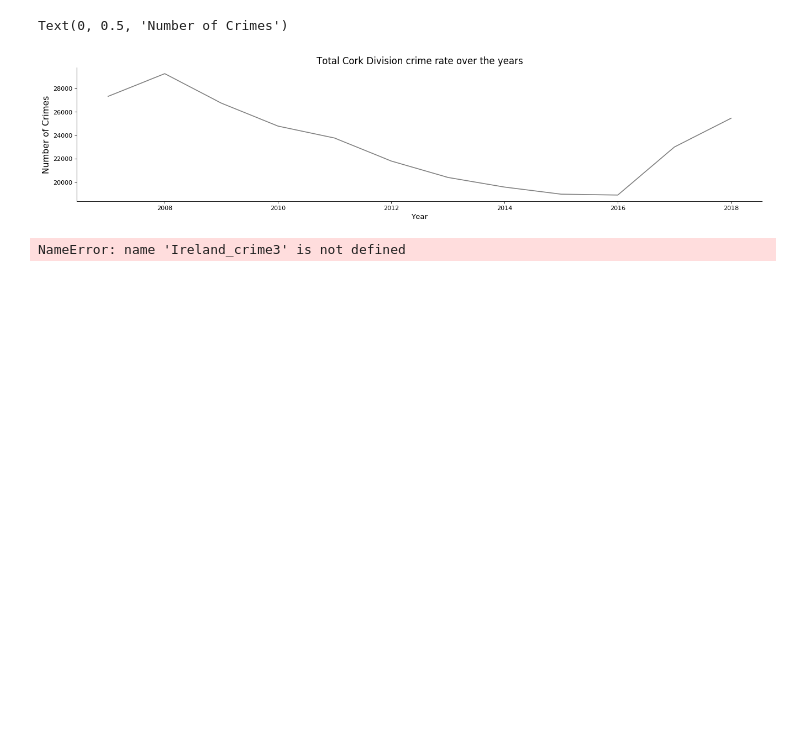
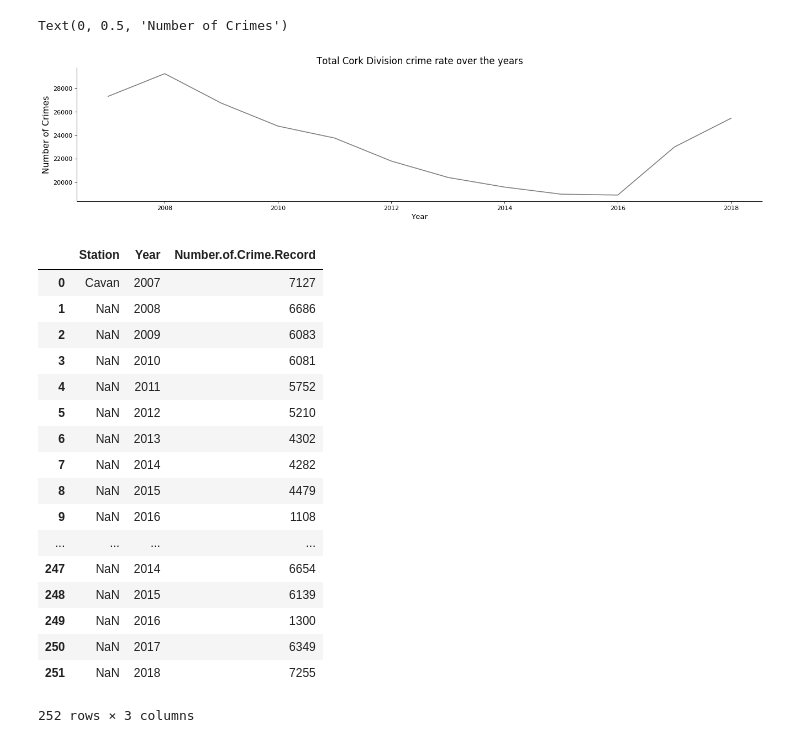
Before and after one commit to somya-anchalia/Data-Analytics-Projects, a Jupyter notebook: Forked from Kaggle/Code/Heart Disease Analysis/heart-disease.ipynb, the cells around one changed output. Saved outputs shown, nothing was run; the diff lists cells and outputs as text; code cells hidden in the pictures; blank space fills up the shorter version.

```diff
--- a/Forked from Kaggle/Code/Heart Disease Analysis/heart-disease.ipynb
+++ b/Forked from Kaggle/Code/Heart Disease Analysis/heart-disease.ipynb
@@ -150,10 +150,27 @@ Text(0, 0.5, 'Number of Crimes')
 # %%
 #Now let's look at Station wise crime rates
 
-#Ireland_crime3 = Ireland_crime1[["Station","Year","Number.of.Crime.Record"]]
+Ireland_crime3 = Ireland_crime1[["Station","Year","Number.of.Crime.Record"]]
 Ireland_crime3
 # %% [output]
+|  | Station | Year | Number.of.Crime.Record |
+| 0 | Cavan | 2007 | 7127 |
+| 1 | NaN | 2008 | 6686 |
+| 2 | NaN | 2009 | 6083 |
+| 3 | NaN | 2010 | 6081 |
+| 4 | NaN | 2011 | 5752 |
+| 5 | NaN | 2012 | 5210 |
+| 6 | NaN | 2013 | 4302 |
+| 7 | NaN | 2014 | 4282 |
+| 8 | NaN | 2015 | 4479 |
+| 9 | NaN | 2016 | 1108 |
+| ... | ... | ... | ... |
+| 247 | NaN | 2014 | 6654 |
+| 248 | NaN | 2015 | 6139 |
+| 249 | NaN | 2016 | 1300 |
+| 250 | NaN | 2017 | 6349 |
+| 251 | NaN | 2018 | 7255 |
-NameError: name 'Ireland_crime3' is not defined
+252 rows × 3 columns
 # %%
 # Handling null values of Sations
 
```
Also changed, not shown: parts of 5 cells of this notebook.
